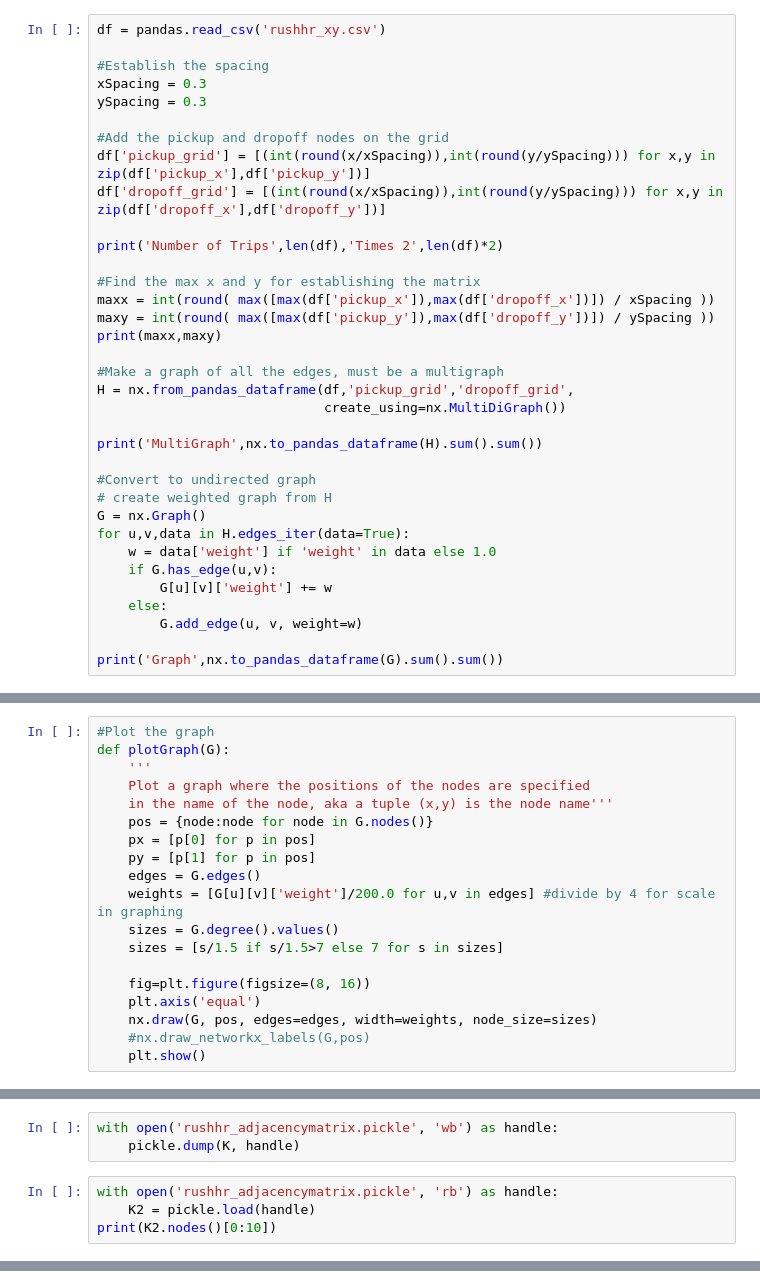
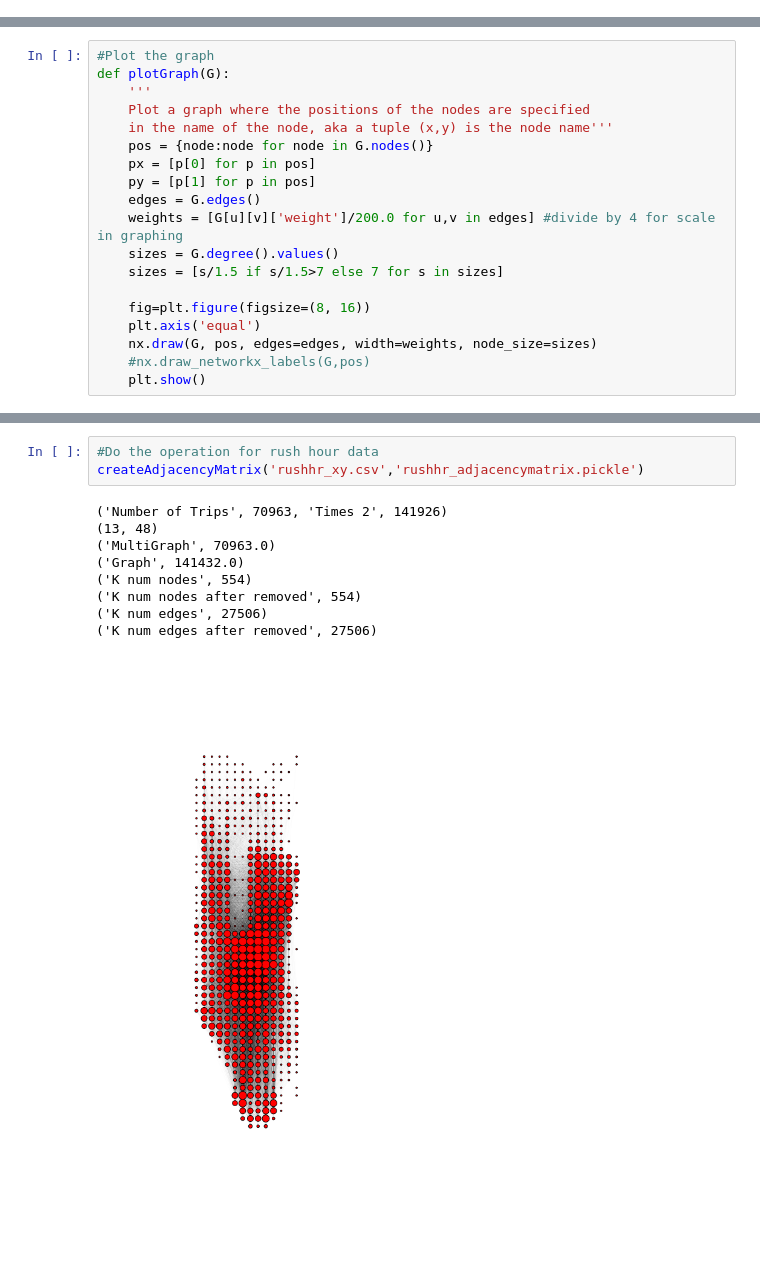
Before and after one commit to jgilles23/CEE245_FinalProject, a Jupyter notebook: XYToAdjacencyMatrix.ipynb, the cells around one changed output, grey strips where cells are left out. Cells and saved outputs as stored; diff of their text form; blank space fills up the shorter version.

```diff
--- a/XYToAdjacencyMatrix.ipynb
+++ b/XYToAdjacencyMatrix.ipynb
@@ -30,38 +30,3 @@ def plotMapBox(pickupx,pickupy,dropoffx,dropoffy,deltax,deltay,limits=True):
         #Set the limits
         plt.xlim([deltax[0]-borderx,deltax[1]+borderx])
         plt.ylim([deltay[0]-bordery,deltay[1]+bordery])
-# %%
-df = pandas.read_csv('rushhr_xy.csv')
-
-#Establish the spacing
-xSpacing = 0.3
-ySpacing = 0.3
-
-#Add the pickup and dropoff nodes on the grid
-df['pickup_grid'] = [(int(round(x/xSpacing)),int(round(y/ySpacing))) for x,y in zip(df['pickup_x'],df['pickup_y'])]
-df['dropoff_grid'] = [(int(round(x/xSpacing)),int(round(y/ySpacing))) for x,y in zip(df['dropoff_x'],df['dropoff_y'])]
-
-print('Number of Trips',len(df),'Times 2',len(df)*2)
-
-#Find the max x and y for establishing the matrix
-maxx = int(round( max([max(df['pickup_x']),max(df['dropoff_x'])]) / xSpacing ))
-maxy = int(round( max([max(df['pickup_y']),max(df['dropoff_y'])]) / ySpacing ))
-print(maxx,maxy)
-
-#Make a graph of all the edges, must be a multigraph
-H = nx.from_pandas_dataframe(df,'pickup_grid','dropoff_grid',
-                             create_using=nx.MultiDiGraph())
-
-print('MultiGraph',nx.to_pandas_dataframe(H).sum().sum())
-
-#Convert to undirected graph
-# create weighted graph from H
-G = nx.Graph()
-for u,v,data in H.edges_iter(data=True):
-    w = data['weight'] if 'weight' in data else 1.0
-    if G.has_edge(u,v):
-        G[u][v]['weight'] += w
-    else:
-        G.add_edge(u, v, weight=w)
-
-print('Graph',nx.to_pandas_dataframe(G).sum().sum())
@@ -114,7 +51,0 @@ plotGraph(K)
-# %%
-with open('rushhr_adjacencymatrix.pickle', 'wb') as handle:
-    pickle.dump(K, handle)
-# %%
-with open('rushhr_adjacencymatrix.pickle', 'rb') as handle:
-    K2 = pickle.load(handle)
-print(K2.nodes()[0:10])
@@ -122,0 +107,13 @@ print(K2.nodes()[0:10])
+# %%
+#Do the operation for rush hour data
+createAdjacencyMatrix('rushhr_xy.csv','rushhr_adjacencymatrix.pickle')
+# %% [output]
+('Number of Trips', 70963, 'Times 2', 141926)
+(13, 48)
+('MultiGraph', 70963.0)
+('Graph', 141432.0)
+('K num nodes', 554)
+('K num nodes after removed', 554)
+('K num edges', 27506)
+('K num edges after removed', 27506)
+[figure, added]
```
Also changed, not shown: parts of 5 cells of this notebook, 3 other files.
